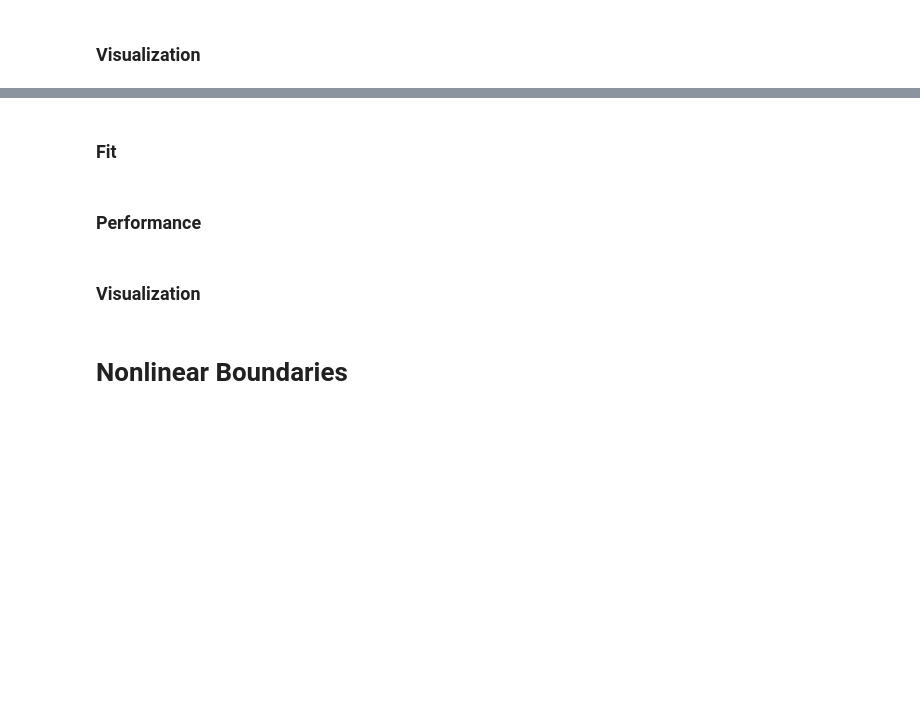
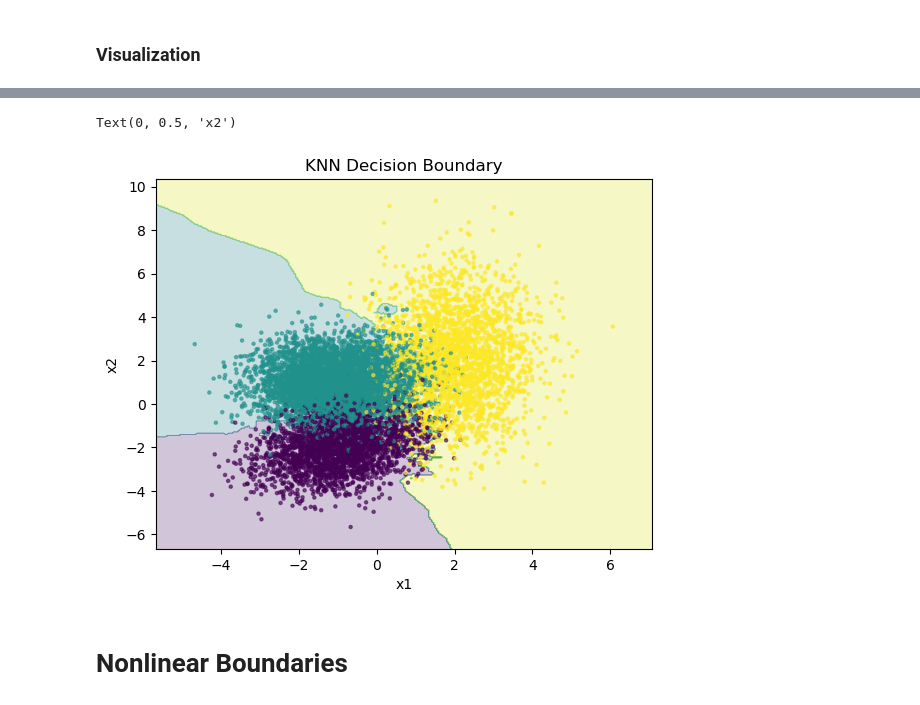
Before and after one commit to gideonsimpson/Math_318_2026, a Jupyter notebook: lectures/Feb18lecture.ipynb, the cells around one changed output, grey strips where cells are left out. Drawn from its saved outputs; the diff is of its cells as text; code cells hidden in the pictures; blank space fills up the shorter version.

```diff
--- a/lectures/Feb18lecture.ipynb
+++ b/lectures/Feb18lecture.ipynb
@@ -68,5 +80,5 @@ X_test = design.transform(test_df)
 # %% [markdown]
 ### Fit
 # %%
-knn = KNeighborsClassifier(n_neighbors=20)
+knn = KNeighborsClassifier(n_neighbors=3)
 knn.fit(X_train, train_df['class'])
@@ -95,7 +99,0 @@ print("Test error rate (KNN):", np.mean(pred_test_knn != test_df['class']))
-# %% [markdown]
-### Fit
-# %%
-knn = KNeighborsClassifier(n_neighbors=20)
-knn.fit(X_train, train_df['class'])
-# %% [markdown]
-### Performance
@@ -118,5 +100,25 @@ print("Test error rate (KNN):", np.mean(pred_test_knn != test_df['class']))
-# %% [markdown]
-### Visualization
+# %%
+x1_min, x1_max = df["x1"].min() - 1, df["x1"].max() + 1
+x2_min, x2_max = df["x2"].min() - 1, df["x2"].max() + 1
+xx1, xx2 = np.meshgrid(
+    np.linspace(x1_min, x1_max, 300),
+    np.linspace(x2_min, x2_max, 300),
+)
+grid = pd.DataFrame({"x1": xx1.ravel(), "x2": xx2.ravel()})
+X_grid = design.transform(grid)
+
+pred_knn = knn.predict(X_grid).astype(int).reshape(xx1.shape)
+
+fig, axes = plt.subplots()
+
+axes.contourf(xx1, xx2, pred_knn, alpha=0.25, cmap="viridis")
+axes.scatter(df["x1"], df["x2"], c=df["class"], s=5, alpha=0.6, cmap="viridis")
+axes.set_title("KNN Decision Boundary")
+axes.set_xlabel("x1")
+axes.set_ylabel("x2")
+# %% [output]
+Text(0, 0.5, 'x2')
+[figure, added]
 # %% [markdown]
 # Nonlinear Boundaries
 # %%
```
Also changed, not shown: parts of 27 cells of this notebook, 3 other files.
